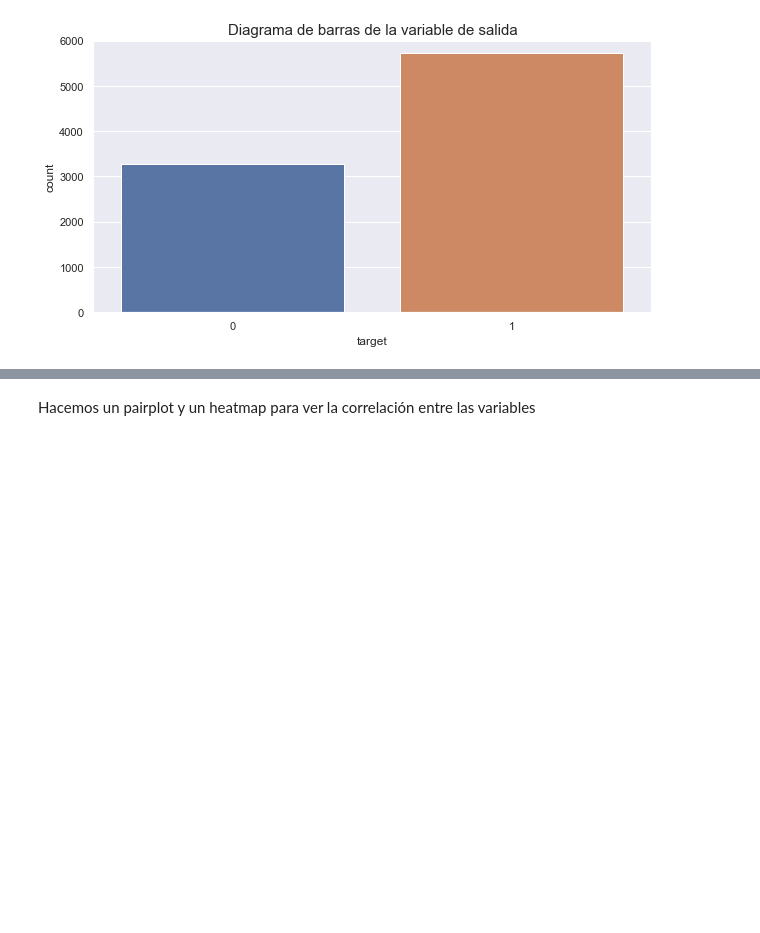
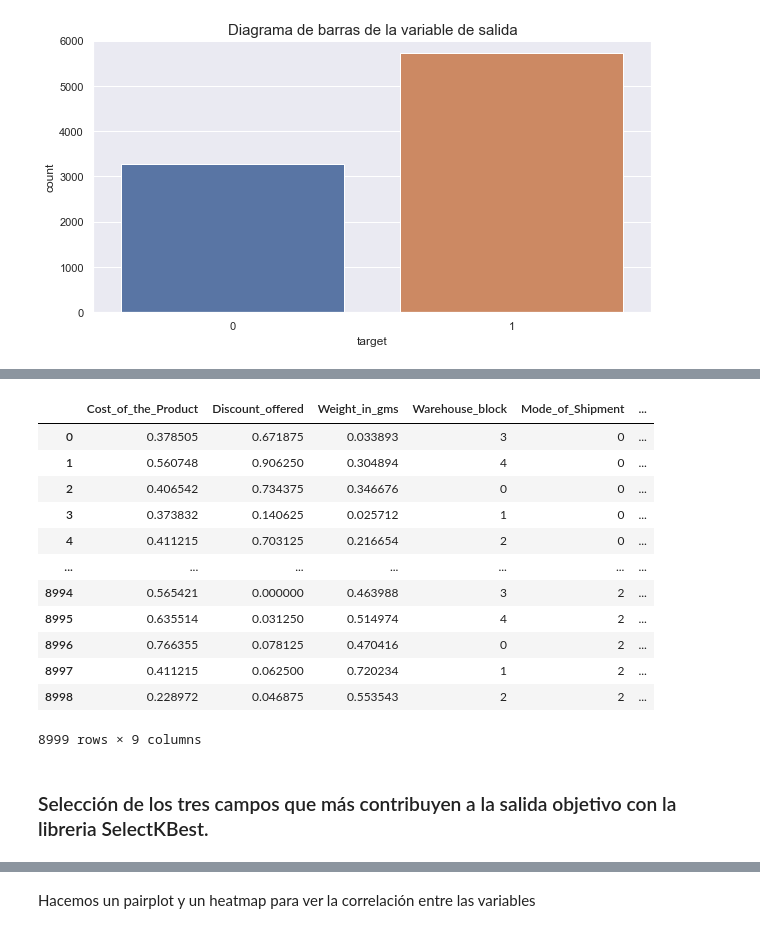
Before and after one commit to Jhovanylara/PI02-labs, a Jupyter notebook: Deliveries.ipynb, the cells around one changed output, grey strips where cells are left out. Saved outputs shown, nothing was run; the diff lists cells and outputs as text; code cells hidden in the pictures; blank space fills up the shorter version.

```diff
--- a/Deliveries.ipynb
+++ b/Deliveries.ipynb
@@ -128,0 +175,6 @@ plt.show()
+# %%
+
+# Normalizamos con MinMaxScaler
+X_scaled = MinMaxScaler().fit_transform(X_ajustar) # Scale the features
+# %%
+X_scaled=pd.DataFrame(X_scaled)
@@ -128,0 +199,22 @@ plt.show()
+# %%
+X1=X_scaled
+X2=X.drop(columns=['Cost_of_the_Product','Discount_offered', 'Weight_in_gms'])
+X=pd.concat([X1,X2],axis=1)
+# %%
+X
+# %% [output]
+|  | Cost_of_the_Product | Discount_offered | Weight_in_gms | Warehouse_block | Mode_of_Shipment | ... |
+| 0 | 0.378505 | 0.671875 | 0.033893 | 3 | 0 | ... |
+| 1 | 0.560748 | 0.906250 | 0.304894 | 4 | 0 | ... |
+| 2 | 0.406542 | 0.734375 | 0.346676 | 0 | 0 | ... |
+| 3 | 0.373832 | 0.140625 | 0.025712 | 1 | 0 | ... |
+| 4 | 0.411215 | 0.703125 | 0.216654 | 2 | 0 | ... |
+| ... | ... | ... | ... | ... | ... | ... |
+| 8994 | 0.565421 | 0.000000 | 0.463988 | 3 | 2 | ... |
+| 8995 | 0.635514 | 0.031250 | 0.514974 | 4 | 2 | ... |
+| 8996 | 0.766355 | 0.078125 | 0.470416 | 0 | 2 | ... |
+| 8997 | 0.411215 | 0.062500 | 0.720234 | 1 | 2 | ... |
+| 8998 | 0.228972 | 0.046875 | 0.553543 | 2 | 2 | ... |
+8999 rows × 9 columns
+# %% [markdown]
+### Selección de los tres campos que más contribuyen a la salida objetivo con la libreria SelectKBest.
```
Also changed, not shown: parts of 81 cells of this notebook, 5 other files.
